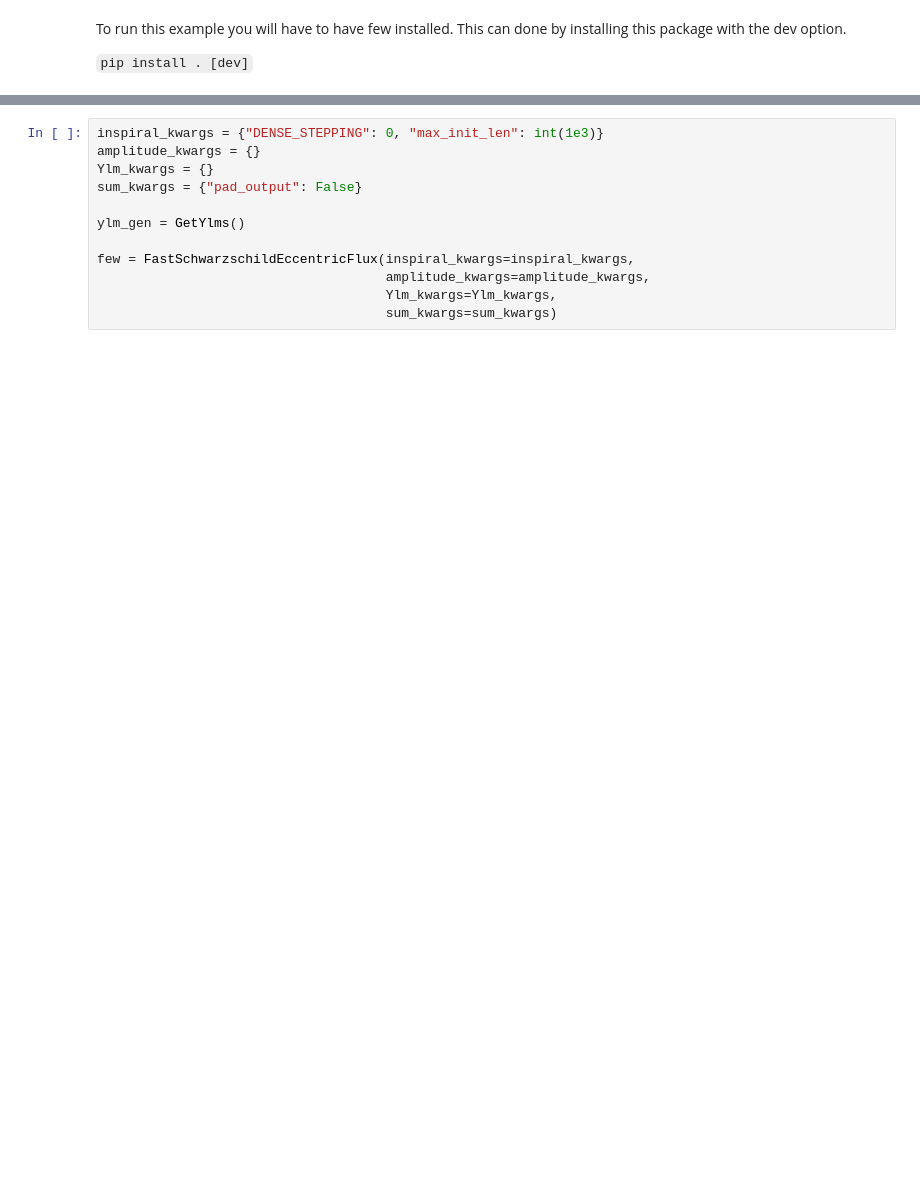
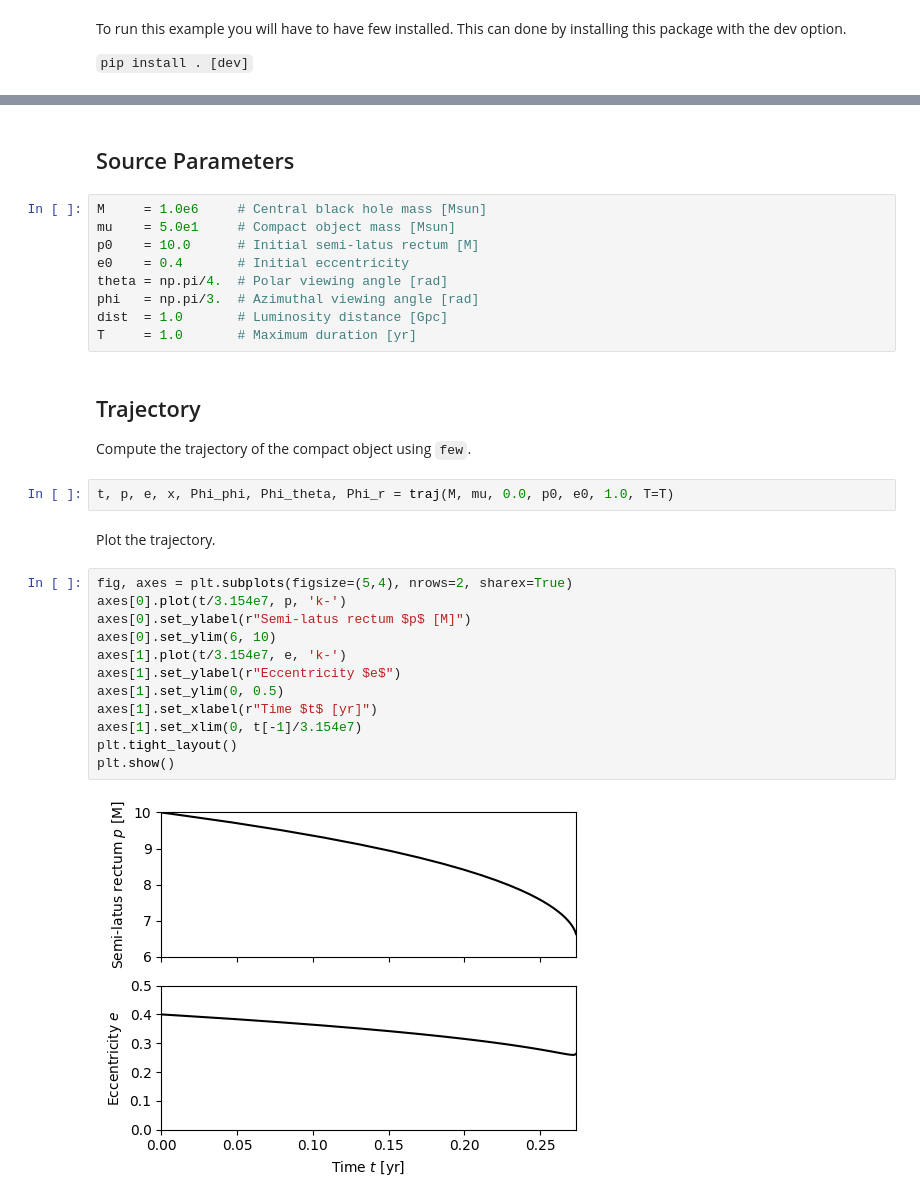
Before and after one commit to cjm96/Time_Frequency_Waveforms, a Jupyter notebook: docs/source/emri_example.ipynb, the cells around one changed output, grey strips where cells are left out. Cells and saved outputs as stored; diff of their text form; blank space fills up the shorter version.

```diff
--- a/docs/source/emri_example.ipynb
+++ b/docs/source/emri_example.ipynb
@@ -21,13 +36,34 @@ traj = EMRIInspiral(func=SchwarzEccFlux)
+# %% [markdown]
+## Source Parameters
 # %%
-inspiral_kwargs = {"DENSE_STEPPING": 0, "max_init_len": int(1e3)}
-amplitude_kwargs = {}
-Ylm_kwargs = {}
-sum_kwargs = {"pad_output": False}
-
-ylm_gen = GetYlms()
-
-few = FastSchwarzschildEccentricFlux(inspiral_kwargs=inspiral_kwargs,
-                                     amplitude_kwargs=amplitude_kwargs,
-                                     Ylm_kwargs=Ylm_kwargs,
-                                     sum_kwargs=sum_kwargs)
+M     = 1.0e6     # Central black hole mass [Msun]
+mu    = 5.0e1     # Compact object mass [Msun]
+p0    = 10.0      # Initial semi-latus rectum [M]
+e0    = 0.4       # Initial eccentricity
+theta = np.pi/4.  # Polar viewing angle [rad]
+phi   = np.pi/3.  # Azimuthal viewing angle [rad]
+dist  = 1.0       # Luminosity distance [Gpc]
+T     = 1.0       # Maximum duration [yr]
+# %% [markdown]
+## Trajectory
+
+Compute the trajectory of the compact object using `few`.
+# %%
+t, p, e, x, Phi_phi, Phi_theta, Phi_r = traj(M, mu, 0.0, p0, e0, 1.0, T=T)
+# %% [markdown]
+Plot the trajectory.
+# %%
+fig, axes = plt.subplots(figsize=(5,4), nrows=2, sharex=True)
+axes[0].plot(t/3.154e7, p, 'k-')
+axes[0].set_ylabel(r"Semi-latus rectum $p$ [M]")
+axes[0].set_ylim(6, 10)
+axes[1].plot(t/3.154e7, e, 'k-')
+axes[1].set_ylabel(r"Eccentricity $e$")
+axes[1].set_ylim(0, 0.5)
+axes[1].set_xlabel(r"Time $t$ [yr]")
+axes[1].set_xlim(0, t[-1]/3.154e7)
+plt.tight_layout()
+plt.show()
+# %% [output]
+[figure, added]
 # %%
```
Also changed, not shown: parts of 33 cells of this notebook.
